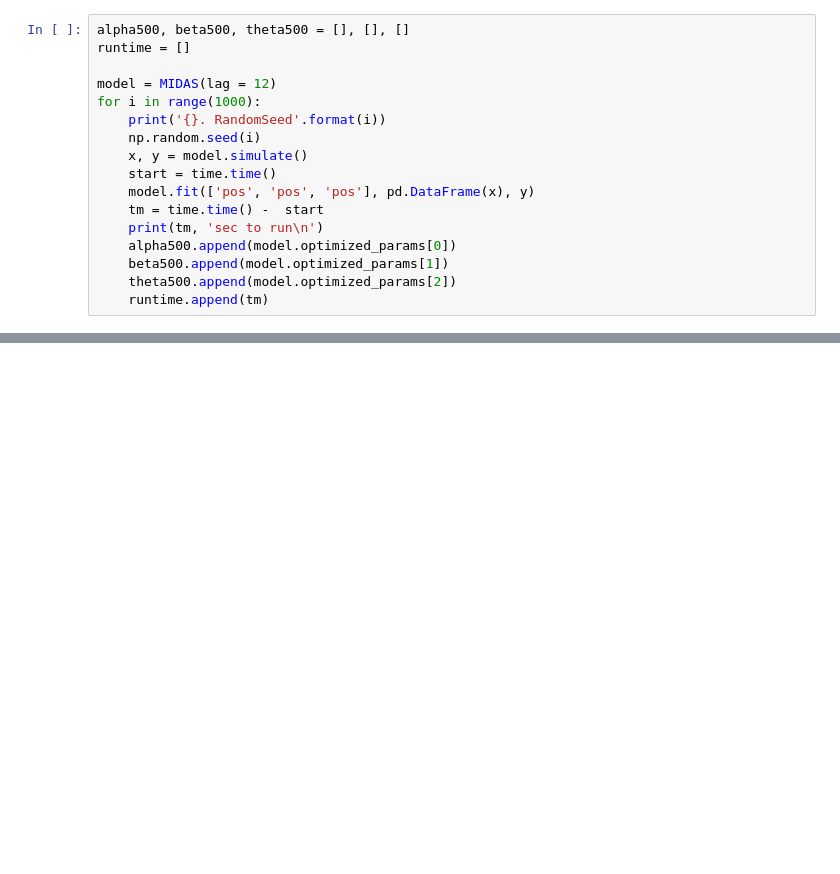
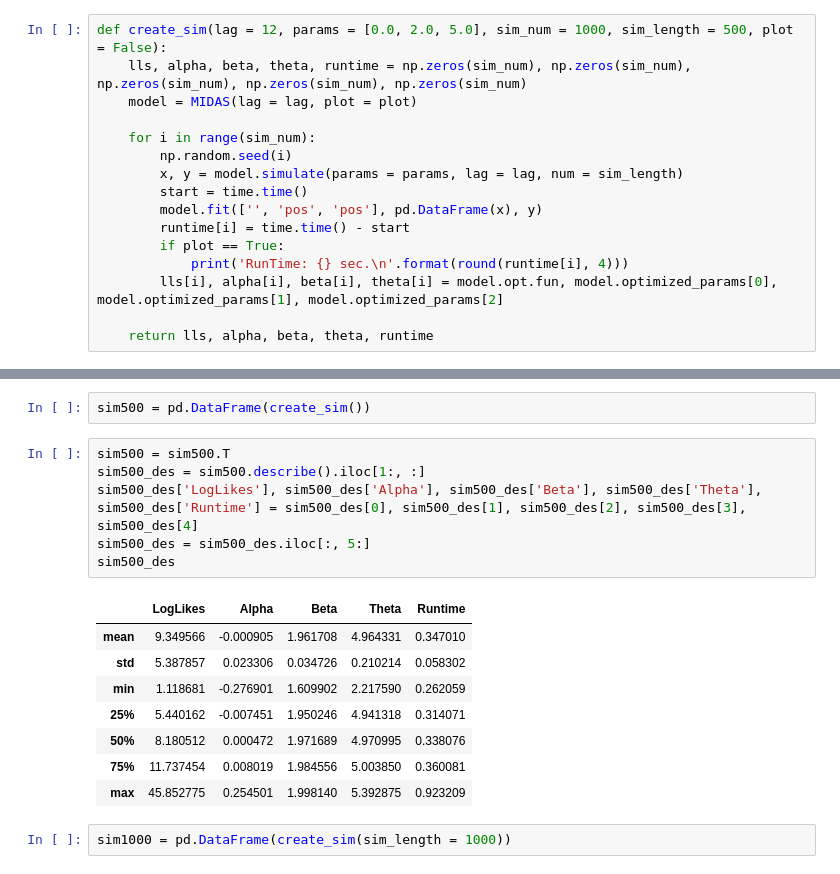
Before and after one commit to NemesiP/volatility-forecasting, a Jupyter notebook: Examples/MIDAS_sim.ipynb, the cells around one changed output, grey strips where cells are left out. Saved outputs shown, nothing was run; the diff lists cells and outputs as text; blank space fills up the shorter version.

Commit message:
MIDAS_sim updated and DM test added to stats.py

```diff
--- a/Examples/MIDAS_sim.ipynb
+++ b/Examples/MIDAS_sim.ipynb
@@ -31,17 +20,16 @@ def simulate(self, params = [2.0, 0.5, 5.0], lag = 12, num = 500):<br>
 # %%
-alpha500, beta500, theta500 = [], [], []
-runtime = []
+def create_sim(lag = 12, params = [0.0, 2.0, 5.0], sim_num = 1000, sim_length = 500, plot = False):
+    lls, alpha, beta, theta, runtime = np.zeros(sim_num), np.zeros(sim_num), np.zeros(sim_num), np.zeros(sim_num), np.zeros(sim_num)
+    model = MIDAS(lag = lag, plot = plot)
 
-model = MIDAS(lag = 12)
-for i in range(1000):
-    print('{}. RandomSeed'.format(i))
-    np.random.seed(i)
-    x, y = model.simulate()
-    start = time.time()
-    model.fit(['pos', 'pos', 'pos'], pd.DataFrame(x), y)
-    tm = time.time() -  start
-    print(tm, 'sec to run\n')
-    alpha500.append(model.optimized_params[0])
-    beta500.append(model.optimized_params[1])
-    theta500.append(model.optimized_params[2])
-    runtime.append(tm)
+    for i in range(sim_num):
+        np.random.seed(i)
+        x, y = model.simulate(params = params, lag = lag, num = sim_length)
+        start = time.time()
+        model.fit(['', 'pos', 'pos'], pd.DataFrame(x), y)
+        runtime[i] = time.time() - start
+        if plot == True:
+            print('RunTime: {} sec.\n'.format(round(runtime[i], 4)))
+        lls[i], alpha[i], beta[i], theta[i] = model.opt.fun, model.optimized_params[0], model.optimized_params[1], model.optimized_params[2]
+
+    return lls, alpha, beta, theta, runtime
@@ -153,0 +36,19 @@ plt.show()
+# %%
+sim500 = pd.DataFrame(create_sim())
+# %%
+sim500 = sim500.T
+sim500_des = sim500.describe().iloc[1:, :]
+sim500_des['LogLikes'], sim500_des['Alpha'], sim500_des['Beta'], sim500_des['Theta'], sim500_des['Runtime'] = sim500_des[0], sim500_des[1], sim500_des[2], sim500_des[3], sim500_des[4]
+sim500_des = sim500_des.iloc[:, 5:]
+sim500_des
+# %% [output]
+|  | LogLikes | Alpha | Beta | Theta | Runtime |
+| mean | 9.349566 | -0.000905 | 1.961708 | 4.964331 | 0.347010 |
+| std | 5.387857 | 0.023306 | 0.034726 | 0.210214 | 0.058302 |
+| min | 1.118681 | -0.276901 | 1.609902 | 2.217590 | 0.262059 |
+| 25% | 5.440162 | -0.007451 | 1.950246 | 4.941318 | 0.314071 |
+| 50% | 8.180512 | 0.000472 | 1.971689 | 4.970995 | 0.338076 |
+| 75% | 11.737454 | 0.008019 | 1.984556 | 5.003850 | 0.360081 |
+| max | 45.852775 | 0.254501 | 1.998140 | 5.392875 | 0.923209 |
+# %%
+sim1000 = pd.DataFrame(create_sim(sim_length = 1000))
```
Also changed, not shown: parts of 13 cells of this notebook, 2 other files.
